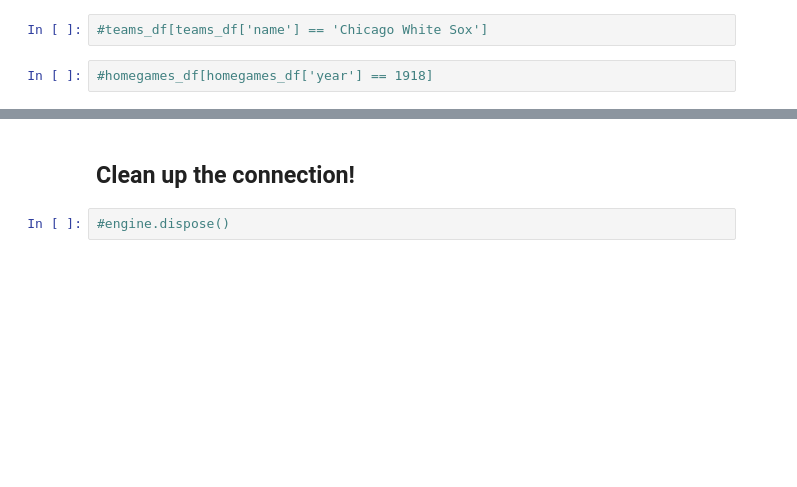
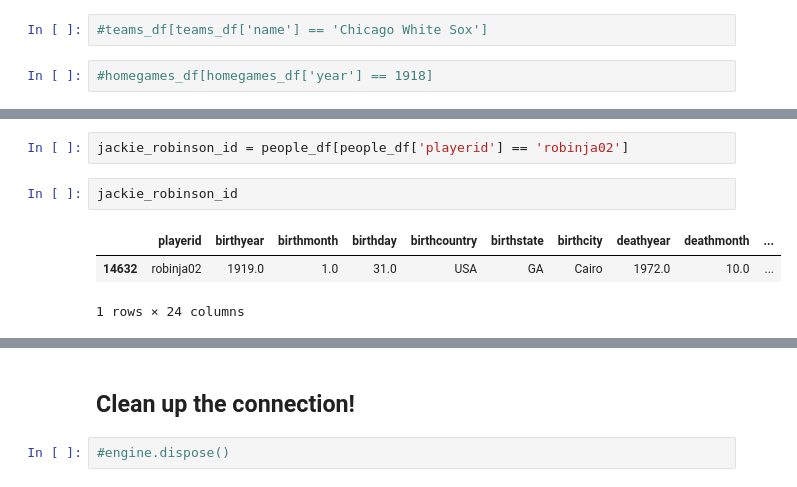
Before and after one commit to mwbarnesy/capstone, a Jupyter notebook: notebooks/lahman-mwb.ipynb, the cells around one changed output, grey strips where cells are left out. Cells and saved outputs as stored; diff of their text form; blank space fills up the shorter version.

```diff
--- a/notebooks/lahman-mwb.ipynb
+++ b/notebooks/lahman-mwb.ipynb
@@ -96,0 +78,8 @@ homegames_df
+# %%
+jackie_robinson_id = people_df[people_df['playerid'] == 'robinja02']
+# %%
+jackie_robinson_id
+# %% [output]
+|  | playerid | birthyear | birthmonth | birthday | birthcountry | birthstate | birthcity | deathyear | deathmonth | ... |
+| 14632 | robinja02 | 1919.0 | 1.0 | 31.0 | USA | GA | Cairo | 1972.0 | 10.0 | ... |
+1 rows × 24 columns
```
Also changed, not shown: parts of 22 cells of this notebook.
